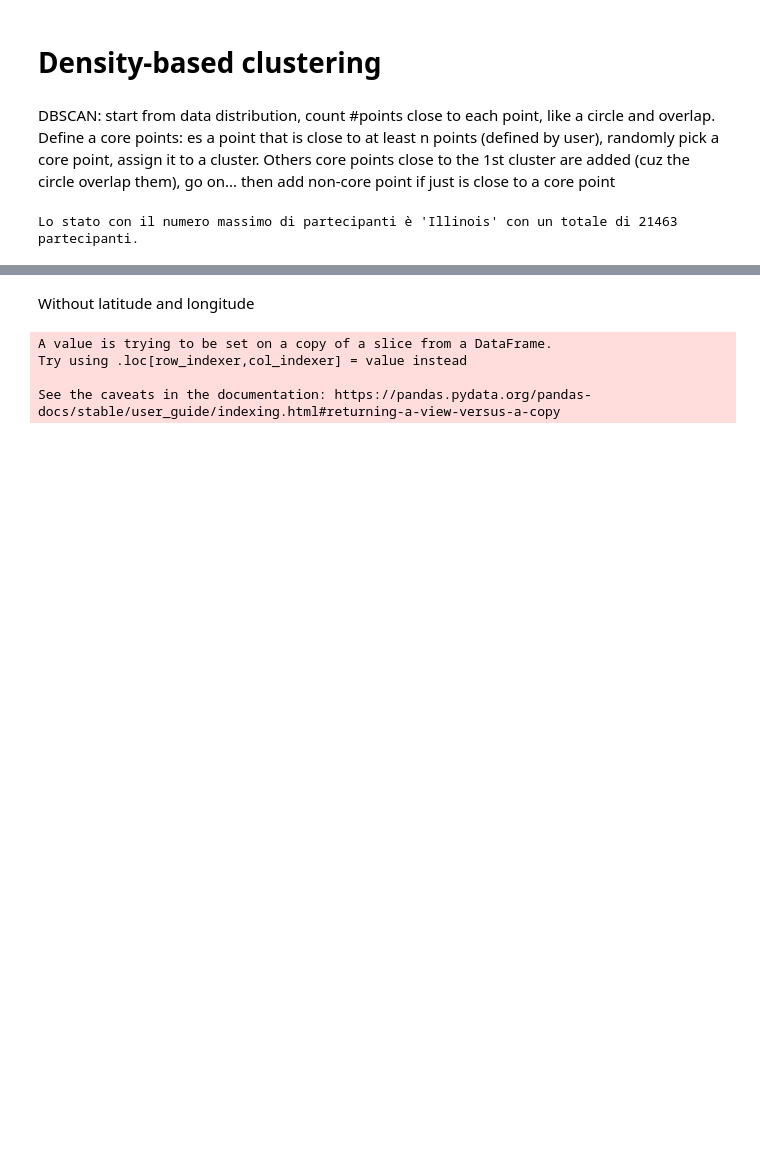
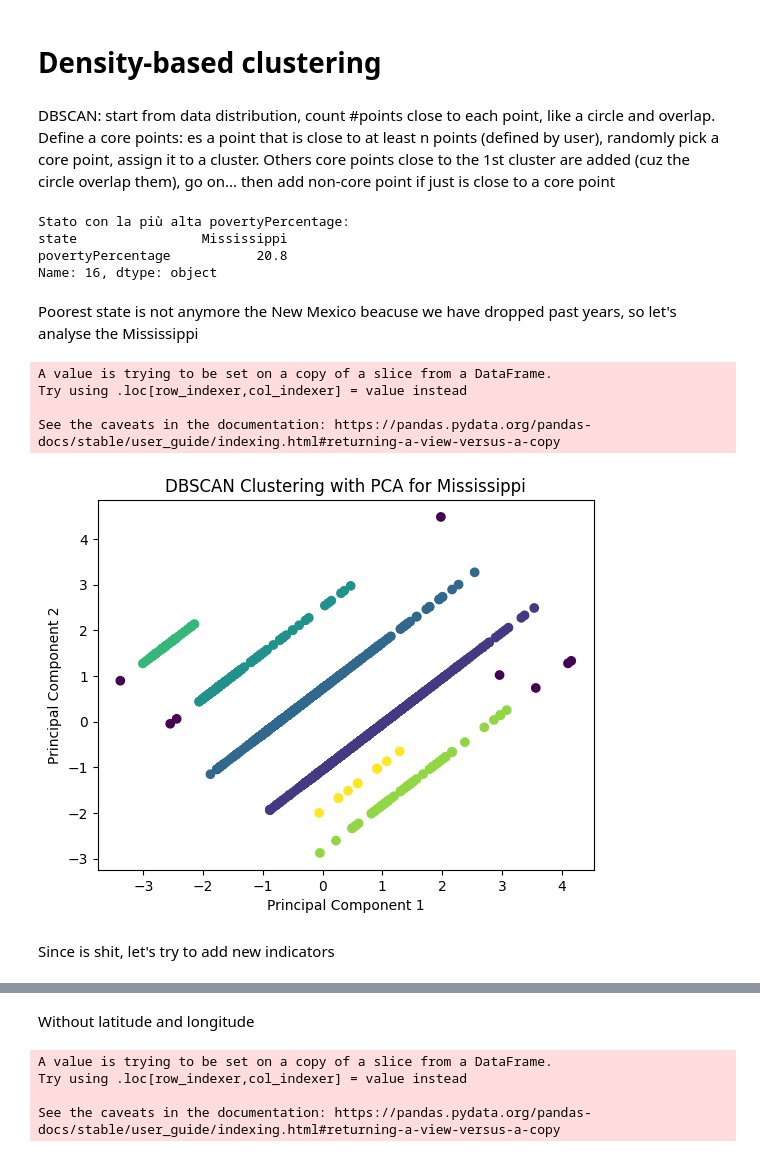
Before and after one commit to TheDarkPyotr/DataMining2023, a Jupyter notebook: source/Task2_clustering_Analysis_step2.ipynb, the cells around one changed output, grey strips where cells are left out. Cells and saved outputs as stored; diff of their text form; code cells hidden in the pictures; blank space fills up the shorter version.

Commit message:
cluster dbscan giusto

```diff
--- a/source/Task2_clustering_Analysis_step2.ipynb
+++ b/source/Task2_clustering_Analysis_step2.ipynb
@@ -16,7 +16,7 @@ pd.set_option('display.max_columns', None)
 
 # Set a seed for reproducibility
 np.random.seed(42)
-df_merged_clusterB = pd.read_hdf('../ds/cleaned/clustering.h5')
+df_merged_clusterB = pd.read_hdf('../ds/cleaned/reduced_for_clustering.h5')
 df_merged_clusterB.head()
 # %% [output]
 |  | date | state | city_or_county | latitude | longitude | congressional_district | participant_age_group1 | ... |
@@ -29,10 +29,53 @@ df_merged_clusterB.head()
 # Density-based clustering
 # %% [markdown]
 DBSCAN: start from data distribution, count #points close to each point, like a circle and overlap. Define a core points: es a point that is close to at least n points (defined by user), randomly pick a core point, assign it to a cluster. Others core points close to the 1st cluster are added (cuz the circle overlap them), go on... then add non-core point if just is close to a core point
-# %%
-# state with more n_participants
-max_participants_state = df_merged_clusterB.groupby('state')['n_participants'].sum().idxmax()
-max_participants_count = df_merged_clusterB.groupby('state')['n_participants'].sum().max()
-print(f"Lo stato con il numero massimo di partecipanti è '{max_participants_state}' con un totale di {max_participants_count} partecipanti.")
-# %% [output]
-Lo stato con il numero massimo di partecipanti è 'Illinois' con un totale di 21463 partecipanti.
+# %%
+stato_con_massima_povertà = df_merged_clusterB.loc[df_merged_clusterB['povertyPercentage'].idxmax()]
+
+# Stampa le informazioni sullo stato con la più alta povertyPercentage
+print("Stato con la più alta povertyPercentage:")
+print(stato_con_massima_povertà[['state', 'povertyPercentage']])
+# %% [output]
+Stato con la più alta povertyPercentage:
+state                Mississippi
+povertyPercentage           20.8
+Name: 16, dtype: object
+# %% [markdown]
+Poorest state is not anymore the New Mexico beacuse we have dropped past years, so let's analyse the Mississippi
+# %%
+col_clustering_dbscan = ['percentage_injured','density_incident_state','min_age_participants', 'percentage_injured', 'males_to_females_ratio']
+df_for_dbscan = df_merged_clusterB[col_clustering_dbscan]
+df_mississippi =  df_merged_clusterB[df_merged_clusterB['state'] == 'Mississippi']
+df_mississippi_clustering = df_mississippi[col_clustering_dbscan]
+
+# Standardizzazione dei dati
+scaler = StandardScaler()
+df_mississippi_scaled = scaler.fit_transform(df_mississippi_clustering)
+# %%
+# priciapal component analysis
+from sklearn.decomposition import PCA
+
+
+#dbscan
+eps = 0.5  # Distanza massima tra due campioni per essere considerati nello stesso vicinato
+min_samples = 5  # Numero minimo di campioni in un vicinato per essere considerati un cluster
+dbscan = DBSCAN(eps=eps, min_samples=min_samples)
+df_mississippi['cluster_labels'] = dbscan.fit_predict(df_mississippi_scaled)
+
+#pca
+pca=PCA(n_components=3)
+mississippi_pca = pca.fit_transform(df_mississippi_scaled)
+#plt.scatter(mississippi_pca[:,0], mississippi_pca[:,1])
+plt.scatter(mississippi_pca[:, 0], mississippi_pca[:, 1], c=df_mississippi['cluster_labels'], cmap='viridis')
+plt.xlabel('Principal Component 1')
+plt.ylabel('Principal Component 2')
+plt.title('DBSCAN Clustering with PCA for Mississippi')
+plt.show()
+# %% [output]
+A value is trying to be set on a copy of a slice from a DataFrame.
+Try using .loc[row_indexer,col_indexer] = value instead
+
+See the caveats in the documentation: https://pandas.pydata.org/pandas-docs/stable/user_guide/indexing.html#returning-a-view-versus-a-copy
+[figure, added]
+# %% [markdown]
+Since is shit, let's try to add new indicators
```
Also changed, not shown: parts of 2 cells of this notebook.
